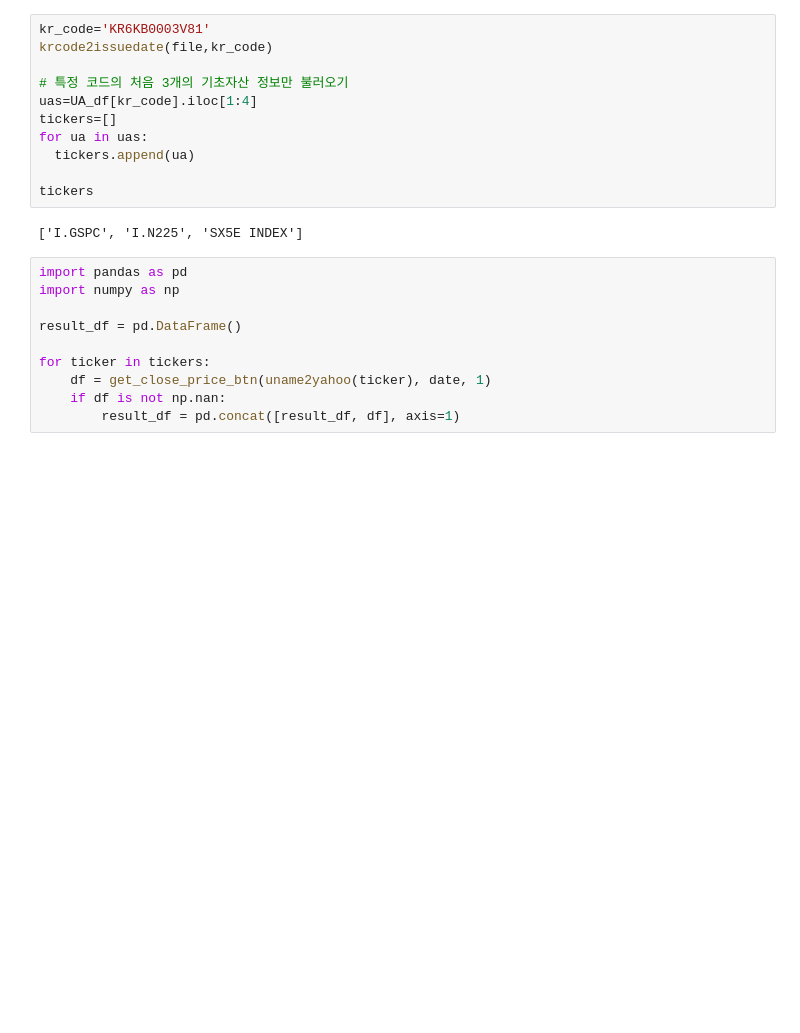
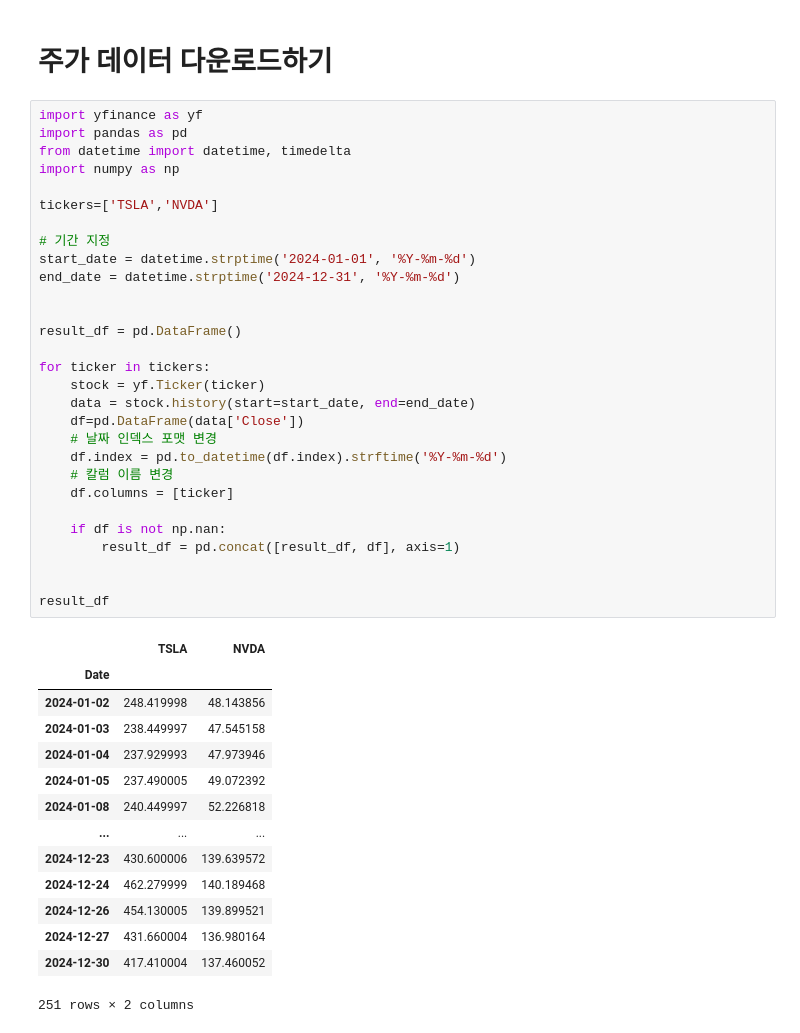
Before and after one commit to HST0077/FE2025, a Jupyter notebook: 변동성과 상관계수.ipynb, the cells around one changed output. Cells and saved outputs as stored; diff of their text form; blank space fills up the shorter version.

```diff
--- a/변동성과 상관계수.ipynb
+++ b/변동성과 상관계수.ipynb
@@ -358,23 +1,46 @@ UA_df.loc['발행금액'] = pd.to_numeric(UA_df.loc['발행금액'], errors='coe
-# %%
-kr_code='KR6KB0003V81'
-krcode2issuedate(file,kr_code)
-
-# 특정 코드의 처음 3개의 기초자산 정보만 불러오기
-uas=UA_df[kr_code].iloc[1:4]
-tickers=[]
-for ua in uas:
-  tickers.append(ua)
-
-tickers
-# %% [output]
-['I.GSPC', 'I.N225', 'SX5E INDEX']
+# %% [markdown]
+# 주가 데이터 다운로드하기
 # %%
+import yfinance as yf
 import pandas as pd
+from datetime import datetime, timedelta
 import numpy as np
+
+tickers=['TSLA','NVDA']
+
+# 기간 지정
+start_date = datetime.strptime('2024-01-01', '%Y-%m-%d')
+end_date = datetime.strptime('2024-12-31', '%Y-%m-%d')
+
 
 result_df = pd.DataFrame()
 
 for ticker in tickers:
-    df = get_close_price_btn(uname2yahoo(ticker), date, 1)
+    stock = yf.Ticker(ticker)
+    data = stock.history(start=start_date, end=end_date)
+    df=pd.DataFrame(data['Close'])
+    # 날짜 인덱스 포맷 변경
+    df.index = pd.to_datetime(df.index).strftime('%Y-%m-%d')
+    # 칼럼 이름 변경
+    df.columns = [ticker]
+
     if df is not np.nan:
         result_df = pd.concat([result_df, df], axis=1)
+
+
+result_df
+# %% [output]
+|  | TSLA | NVDA |
+| Date |  |  |
+| 2024-01-02 | 248.419998 | 48.143856 |
+| 2024-01-03 | 238.449997 | 47.545158 |
+| 2024-01-04 | 237.929993 | 47.973946 |
+| 2024-01-05 | 237.490005 | 49.072392 |
+| 2024-01-08 | 240.449997 | 52.226818 |
+| ... | ... | ... |
+| 2024-12-23 | 430.600006 | 139.639572 |
+| 2024-12-24 | 462.279999 | 140.189468 |
+| 2024-12-26 | 454.130005 | 139.899521 |
+| 2024-12-27 | 431.660004 | 136.980164 |
+| 2024-12-30 | 417.410004 | 137.460052 |
+251 rows × 2 columns
```
Also changed, not shown: parts of 9 cells of this notebook.
